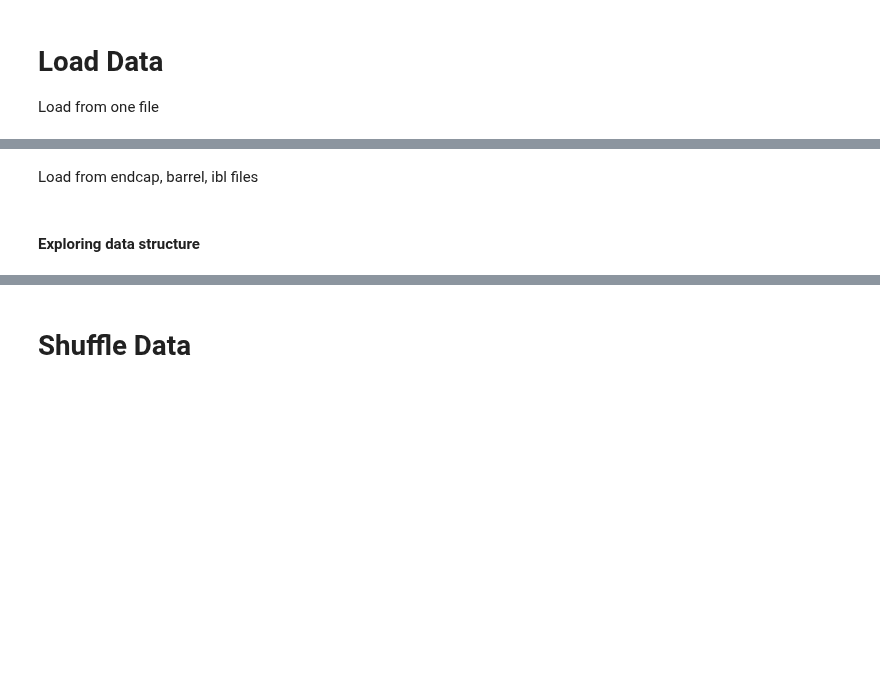
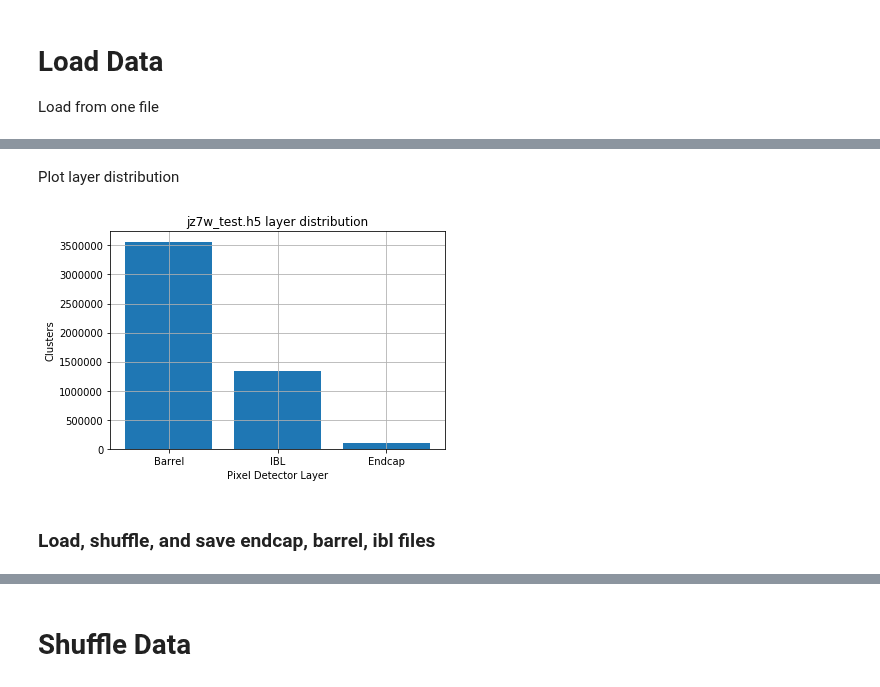
Before and after one commit to Chkoda/pixel-NN, a Jupyter notebook: Split Dataset.ipynb, the cells around one changed output, grey strips where cells are left out. Drawn from its saved outputs; the diff is of its cells as text; code cells hidden in the pictures; blank space fills up the shorter version.

```diff
--- a/Split Dataset.ipynb
+++ b/Split Dataset.ipynb
@@ -39,5 +123,26 @@ with h5.File('data/'+infile, 'r') as data:
+# %% [markdown]
+Plot layer distribution
+# %%
+EndcapMask = data_x[:,57]!=0
+BarrelMask = np.logical_and(data_x[:,56]!=0, data_x[:,57]==0)
+IBLMask = np.logical_and(data_x[:,56]==0, data_x[:,57]==0)
+zeros = np.empty((data_x.shape[0], 1))
+
+hist = [zeros[BarrelMask].shape[0], zeros[IBLMask].shape[0], zeros[EndcapMask].shape[0]]
+bins = ['Barrel', 'IBL', 'Endcap']
+
+plt.bar(bins, hist)
+plt.ylabel(f"Clusters")
+plt.xlabel(f"Pixel Detector Layer")
+plt.grid(True)
+plt.title(f'{infile} layer distribution')
+plt.savefig(f'output/{infile}_layer_distribution.png')
+plt.show()
+plt.close()
+# %% [output]
+[figure, added]
 # %% [markdown]
-Load from endcap, barrel, ibl files
+### Load, shuffle, and save endcap, barrel, ibl files
 # %%
 layerFiles = ['jz7w_ibl', 'jz7w_barrel', 'jz7w_endcap']
 for i, layerFile in enumerate(layerFiles):
@@ -69,2 +163,0 @@ infile = 'jz7w_evensplit_train.h5'
-# %% [markdown]
-#### Exploring data structure
```
Also changed, not shown: parts of 21 cells of this notebook, 39 other files.
